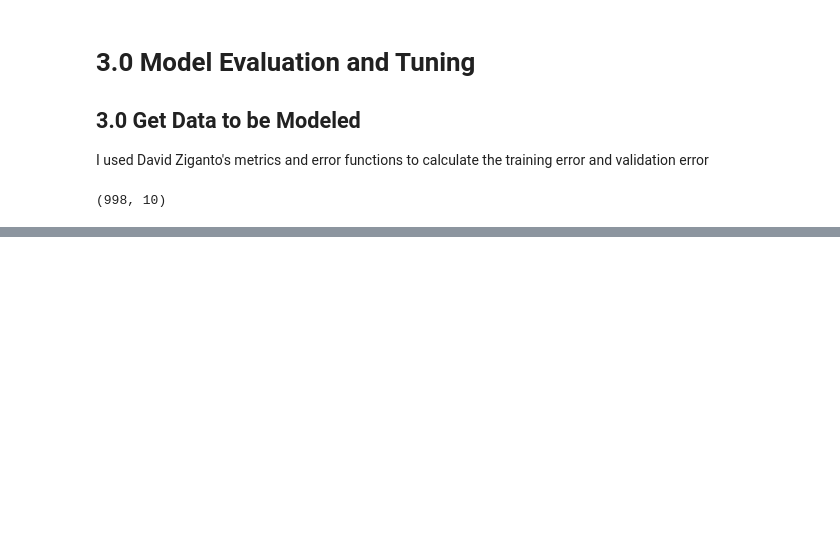
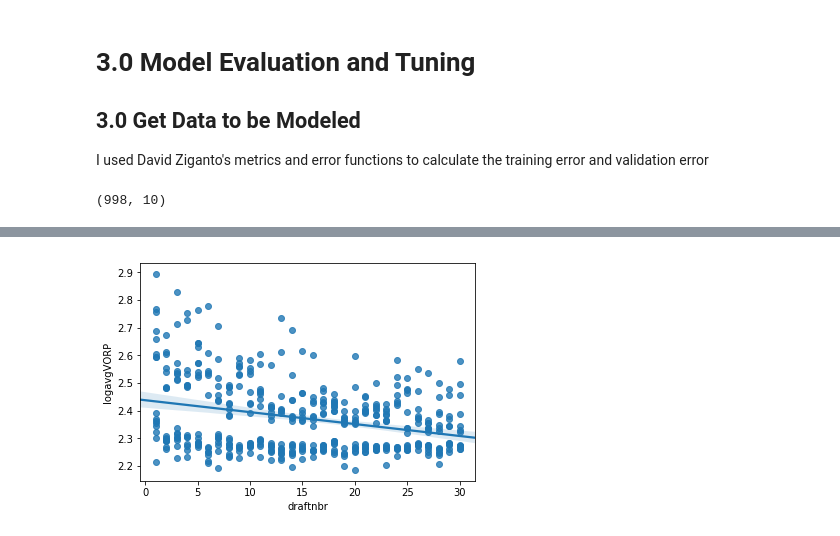
Before and after one commit to mkduchak/luther-project, a Jupyter notebook: 3_model_tuning.ipynb, the cells around one changed output, grey strips where cells are left out. Drawn from its saved outputs; the diff is of its cells as text; code cells hidden in the pictures; blank space fills up the shorter version.

```diff
--- a/3_model_tuning.ipynb
+++ b/3_model_tuning.ipynb
@@ -100,0 +256,4 @@ array([-0.00138467, -0.00388794,  0.00474214,  0.00860353, -0.00072074,
+# %%
+sns.regplot(x="draftnbr", y="logavgVORP", data=allstars);
+# %% [output]
+[figure, added]
```
Also changed, not shown: parts of 33 cells of this notebook.
